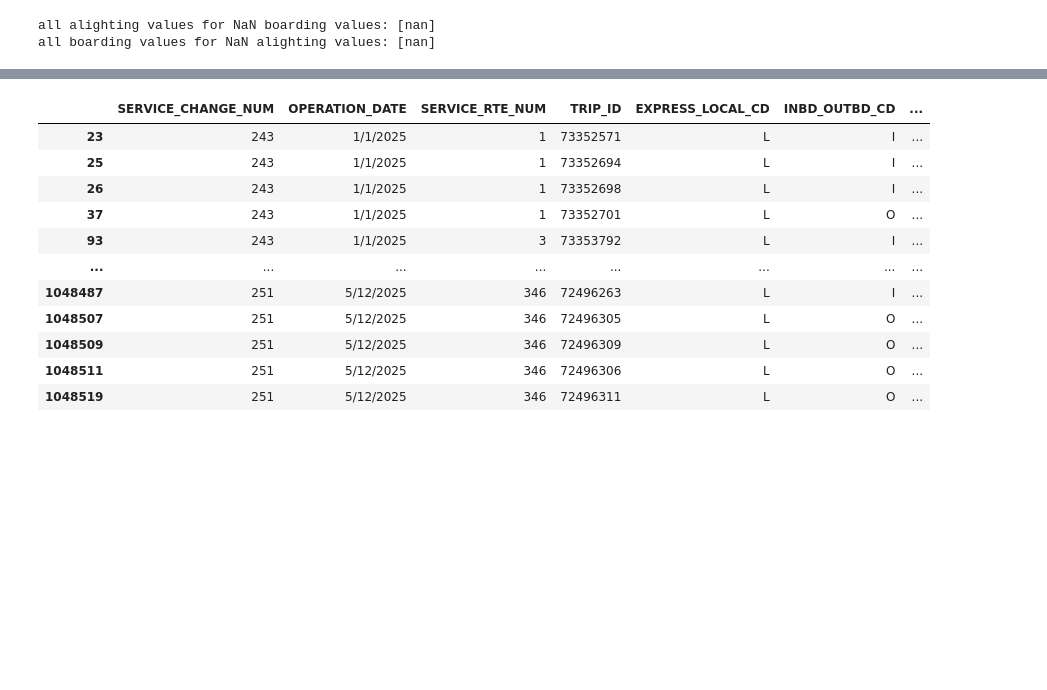
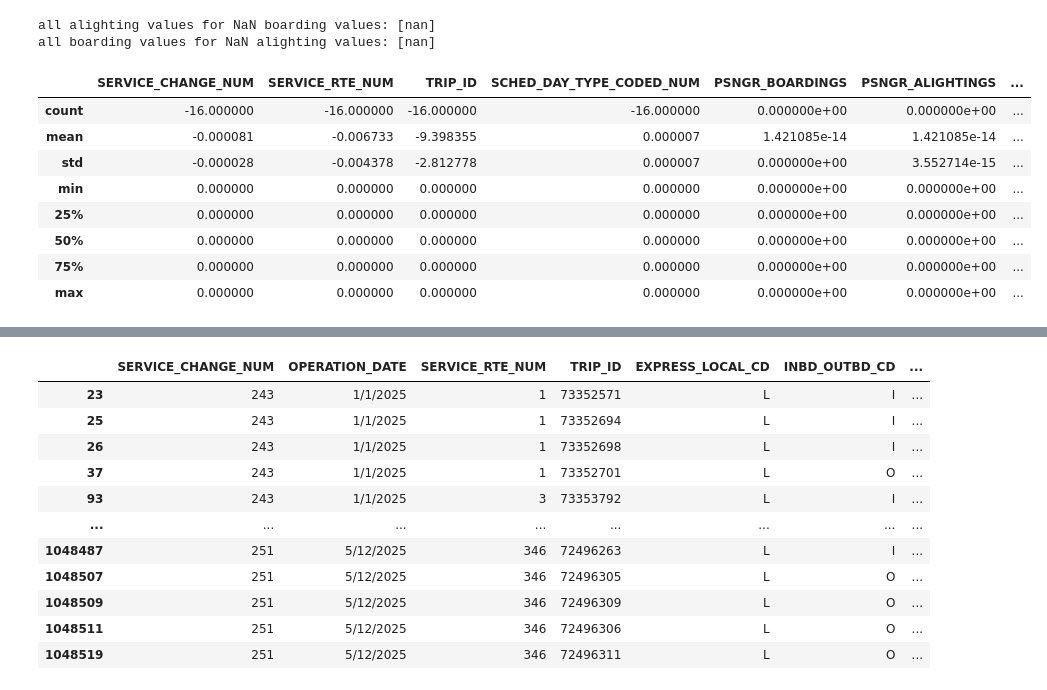
Before and after one commit to ARena18/DS_Capstone_Team2, a Jupyter notebook: processing/trip_analysis.ipynb, the cells around one changed output, grey strips where cells are left out. Drawn from its saved outputs; the diff is of its cells as text; code cells hidden in the pictures; blank space fills up the shorter version.

```diff
--- a/processing/trip_analysis.ipynb
+++ b/processing/trip_analysis.ipynb
@@ -12,8 +12,8 @@ import matplotlib.pyplot as plt
 INPUT_FOLDER = '../data/'
 FILE = 'Trip_Level.csv'
 
-ridership = pd.read_csv(INPUT_FOLDER + FILE)
-ridership
+full_trip = pd.read_csv(INPUT_FOLDER + FILE)
+full_trip
 # %% [output]
 |  | SERVICE_CHANGE_NUM | OPERATION_DATE | SERVICE_RTE_NUM | TRIP_ID | EXPRESS_LOCAL_CD | INBD_OUTBD_CD | ... |
 | 0 | 243 | 1/1/2025 | 1 | 73352704 | L | I | ... |
@@ -63,8 +65,10 @@ ridership.describe()
 | 75% | 2.510000e+02 | 3.480000e+02 | 6.943071e+07 | 0.000000e+00 | 3.400000e+01 | 3.434000e+01 | ... |
 | max | 2.510000e+02 | 9.890000e+02 | 7.646656e+07 | 6.000000e+00 | 1.999800e+02 | 1.999800e+02 | ... |
 # %%
-numerical_cols = ridership.select_dtypes(include=[np.number]).columns.tolist()
-corr = ridership[numerical_cols].corr()
+# observe correlation between numerical columns
+
+numerical_cols = full_trip.select_dtypes(include=[np.number]).columns.tolist()
+corr = full_trip[numerical_cols].corr()
 corr
 # %% [output]
 |  | SERVICE_CHANGE_NUM | SERVICE_RTE_NUM | TRIP_ID | SCHED_DAY_TYPE_CODED_NUM | PSNGR_BOARDINGS | PSNGR_ALIGHTINGS | ... |
@@ -185,3 +193,22 @@ print("all boarding values for NaN alighting values:", ridership[ridership['PSNG
 # %% [output]
 all alighting values for NaN boarding values: [nan]
 all boarding values for NaN alighting values: [nan]
+# %%
+# absolute change in statistics after dropping NaN values
+
+dropped = full_trip.dropna(subset=['PSNGR_BOARDINGS', 'PSNGR_ALIGHTINGS'])[numerical_cols].describe()
+original = full_trip[numerical_cols].describe()
+
+dropped - original
+
+# observation: dropping NaN values does not significantly change the descriptive statistics
+# %% [output]
+|  | SERVICE_CHANGE_NUM | SERVICE_RTE_NUM | TRIP_ID | SCHED_DAY_TYPE_CODED_NUM | PSNGR_BOARDINGS | PSNGR_ALIGHTINGS | ... |
+| count | -16.000000 | -16.000000 | -16.000000 | -16.000000 | 0.000000e+00 | 0.000000e+00 | ... |
+| mean | -0.000081 | -0.006733 | -9.398355 | 0.000007 | 1.421085e-14 | 1.421085e-14 | ... |
+| std | -0.000028 | -0.004378 | -2.812778 | 0.000007 | 0.000000e+00 | 3.552714e-15 | ... |
+| min | 0.000000 | 0.000000 | 0.000000 | 0.000000 | 0.000000e+00 | 0.000000e+00 | ... |
+| 25% | 0.000000 | 0.000000 | 0.000000 | 0.000000 | 0.000000e+00 | 0.000000e+00 | ... |
+| 50% | 0.000000 | 0.000000 | 0.000000 | 0.000000 | 0.000000e+00 | 0.000000e+00 | ... |
+| 75% | 0.000000 | 0.000000 | 0.000000 | 0.000000 | 0.000000e+00 | 0.000000e+00 | ... |
+| max | 0.000000 | 0.000000 | 0.000000 | 0.000000 | 0.000000e+00 | 0.000000e+00 | ... |
```
Also changed, not shown: parts of 19 cells of this notebook.
